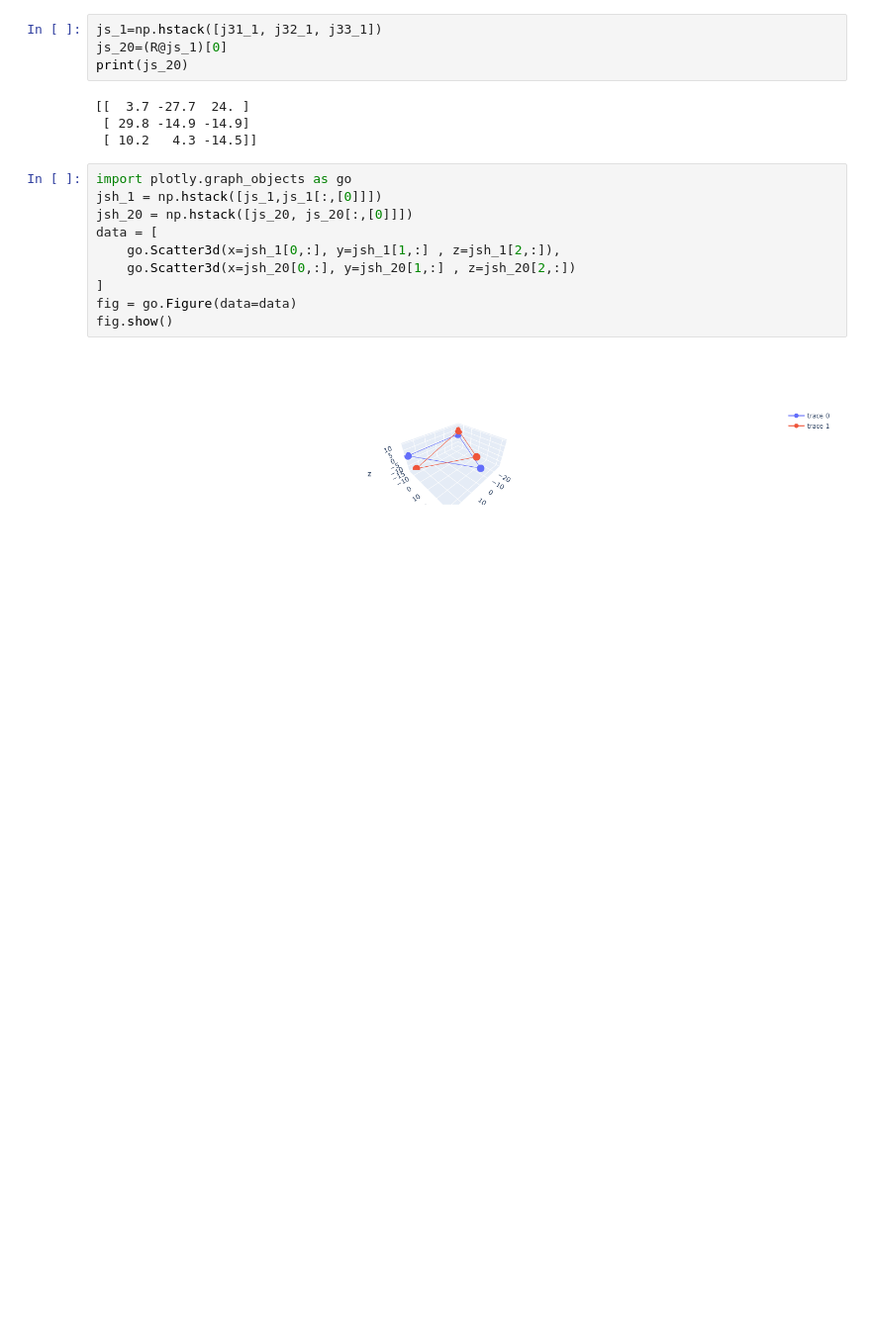
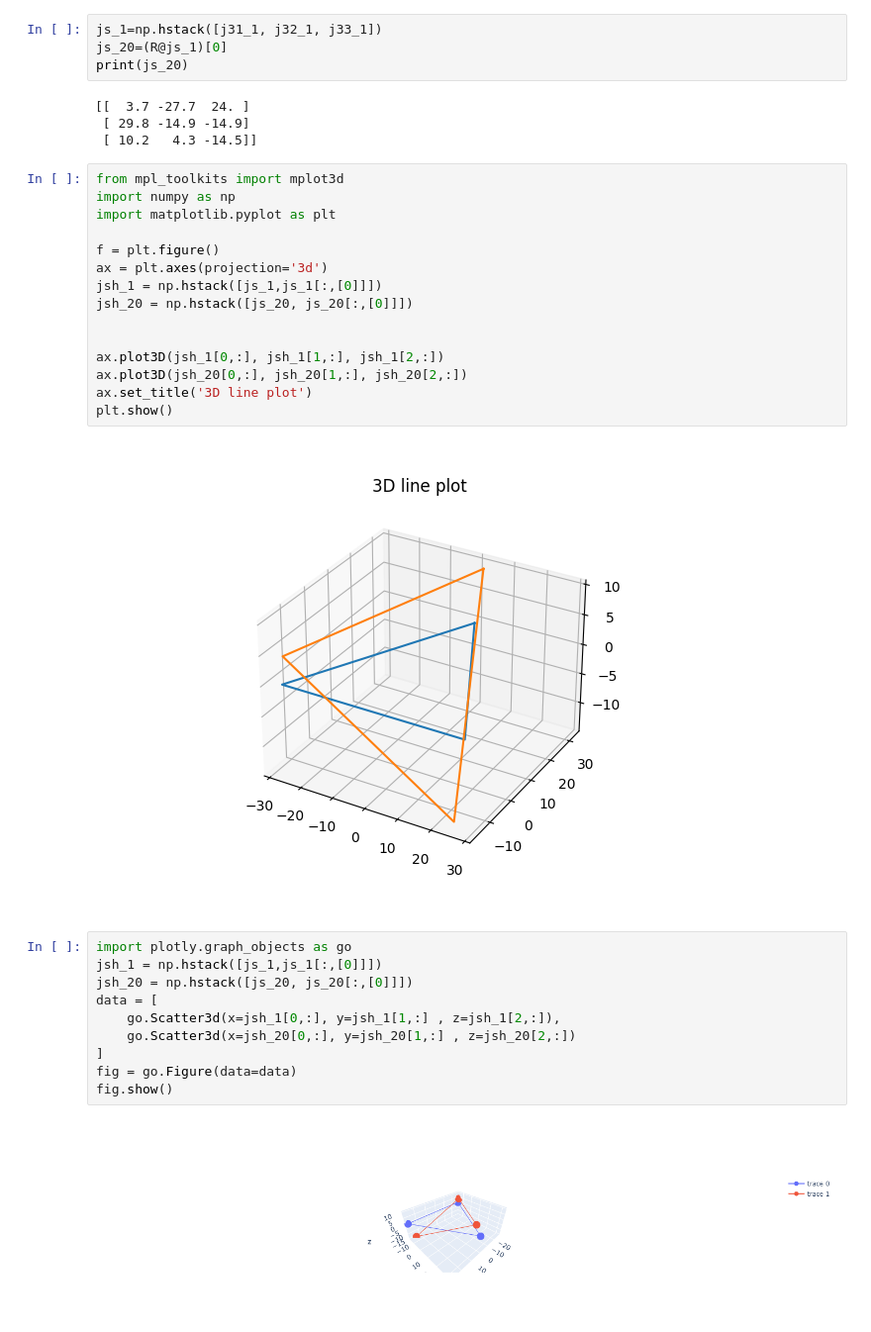
Before and after one commit to WesErg/EyeRoll, a Jupyter notebook: doc/1_Analysis.ipynb, the cells around one changed output. Shown: that part at 99% size. Drawn from its saved outputs; the diff is of its cells as text; blank space fills up the shorter version.

Commit message:
matplotlib 3d plot check

```diff
--- a/doc/1_Analysis.ipynb
+++ b/doc/1_Analysis.ipynb
@@ -258,6 +258,23 @@ print(js_20)
 [[  3.7 -27.7  24. ]
  [ 29.8 -14.9 -14.9]
  [ 10.2   4.3 -14.5]]
+# %%
+from mpl_toolkits import mplot3d
+import numpy as np
+import matplotlib.pyplot as plt
+
+f = plt.figure()
+ax = plt.axes(projection='3d')
+jsh_1 = np.hstack([js_1,js_1[:,[0]]])
+jsh_20 = np.hstack([js_20, js_20[:,[0]]])
+
+
+ax.plot3D(jsh_1[0,:], jsh_1[1,:], jsh_1[2,:])
+ax.plot3D(jsh_20[0,:], jsh_20[1,:], jsh_20[2,:])
+ax.set_title('3D line plot')
+plt.show()
+# %% [output]
+[figure, added]
 # %%
 import plotly.graph_objects as go
 jsh_1 = np.hstack([js_1,js_1[:,[0]]])
```
